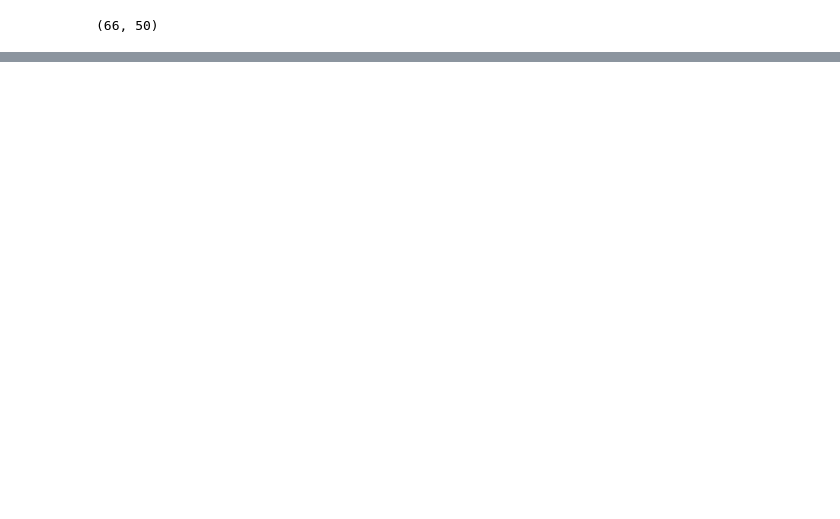
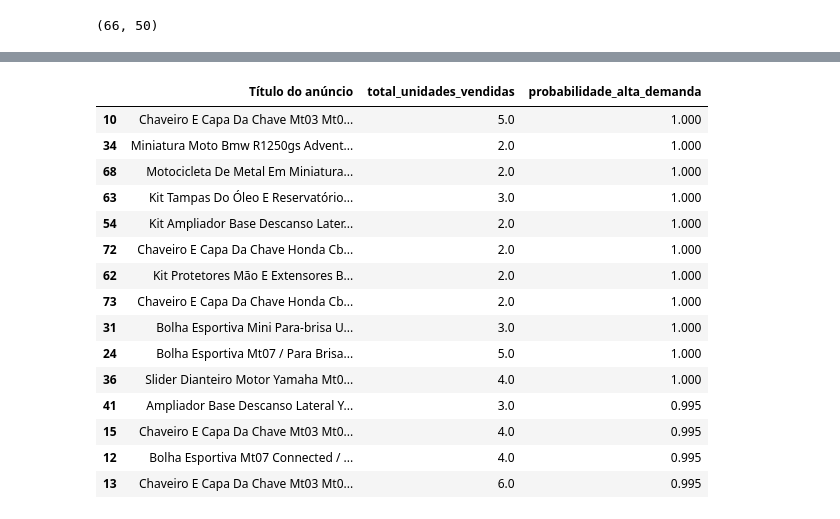
Before and after one commit to ZuziR6/mercado-livre-data-science, a Jupyter notebook: notebooks/analise_vendas_mercado_livre.ipynb, the cells around one changed output, grey strips where cells are left out. Drawn from its saved outputs; the diff is of its cells as text; code cells hidden in the pictures; blank space fills up the shorter version.

```diff
--- a/notebooks/analise_vendas_mercado_livre.ipynb
+++ b/notebooks/analise_vendas_mercado_livre.ipynb
@@ -217,0 +443,11 @@ Name: count, dtype: int64
+# %%
+# test_size=0.2: 20% dos itens ficam separados só para avaliação final.
+# random_state fixo garante que a divisão seja sempre a mesma, tornando
+# os resultados reproduzíveis entre execuções.
+# stratify=y mantém a proporção de alta_demanda/baixa_demanda igual
+# em treino e teste, evitando que um dos conjuntos fique desbalanceado.
+X_train, X_test, y_train, y_test = train_test_split(
+    X, y, test_size=0.2, random_state=42, stratify=y
+)
+
+print(f"Treino: {X_train.shape[0]} itens | Teste: {X_test.shape[0]} itens")
@@ -217,0 +488,14 @@ Name: count, dtype: int64
+# %%
+# Árvore de Decisão: max_depth limita a profundidade pra evitar que a
+# árvore "decore" o treino (overfitting), já que temos poucos itens.
+arvore = DecisionTreeClassifier(max_depth=5, random_state=42)
+arvore.fit(X_train, y_train)
+
+# Random Forest: n_estimators é o número de árvores no conjunto.
+# Cada árvore vê uma amostra diferente dos dados, e a previsão final
+# é a votação da maioria — isso costuma reduzir o overfitting de
+# uma árvore única.
+floresta = RandomForestClassifier(n_estimators=200, max_depth=5, random_state=42)
+floresta.fit(X_train, y_train)
+
+print("Modelos treinados.")
@@ -217,0 +589,33 @@ Name: count, dtype: int64
+# %%
+# Troque "floresta" por "arvore" aqui se a Árvore de Decisão tiver saído
+# na frente na comparação da seção 12 (olhe o f1-score da classe
+# "Alta demanda", não só a acurácia geral).
+melhor_modelo = floresta
+# %%
+# predict_proba retorna a probabilidade de cada classe; a coluna [:, 1]
+# é a probabilidade da classe 1 (alta_demanda).
+# Aplicamos em X (base completa), não só X_test, porque aqui o objetivo
+# não é avaliar o modelo — é usá-lo pra rankear todos os produtos reais.
+df_produtos["probabilidade_alta_demanda"] = melhor_modelo.predict_proba(X)[:, 1]
+
+ranking = df_produtos.sort_values("probabilidade_alta_demanda", ascending=False)
+ranking[[
+    "Título do anúncio", "total_unidades_vendidas", "probabilidade_alta_demanda"
+]].head(15)
+# %% [output]
+|  | Título do anúncio | total_unidades_vendidas | probabilidade_alta_demanda |
+| 10 | Chaveiro E Capa Da Chave Mt03 Mt0... | 5.0 | 1.000 |
+| 34 | Miniatura Moto Bmw R1250gs Advent... | 2.0 | 1.000 |
+| 68 | Motocicleta De Metal Em Miniatura... | 2.0 | 1.000 |
+| 63 | Kit Tampas Do Óleo E Reservatório... | 3.0 | 1.000 |
+| 54 | Kit Ampliador Base Descanso Later... | 2.0 | 1.000 |
+| 72 | Chaveiro E Capa Da Chave Honda Cb... | 2.0 | 1.000 |
+| 62 | Kit Protetores Mão E Extensores B... | 2.0 | 1.000 |
+| 73 | Chaveiro E Capa Da Chave Honda Cb... | 2.0 | 1.000 |
+| 31 | Bolha Esportiva Mini Para-brisa U... | 3.0 | 1.000 |
+| 24 | Bolha Esportiva Mt07 / Para Brisa... | 5.0 | 1.000 |
+| 36 | Slider Dianteiro Motor Yamaha Mt0... | 4.0 | 1.000 |
+| 41 | Ampliador Base Descanso Lateral Y... | 3.0 | 0.995 |
+| 15 | Chaveiro E Capa Da Chave Mt03 Mt0... | 4.0 | 0.995 |
+| 12 | Bolha Esportiva Mt07 Connected / ... | 4.0 | 0.995 |
+| 13 | Chaveiro E Capa Da Chave Mt03 Mt0... | 6.0 | 0.995 |
```
Also changed, not shown: parts of 75 cells of this notebook, 4 other files.
